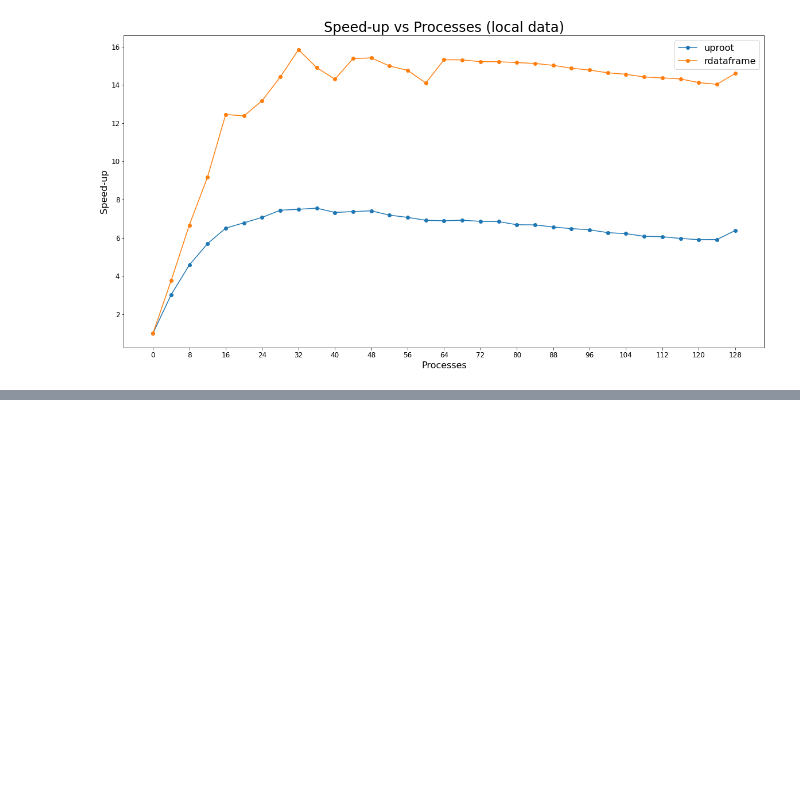
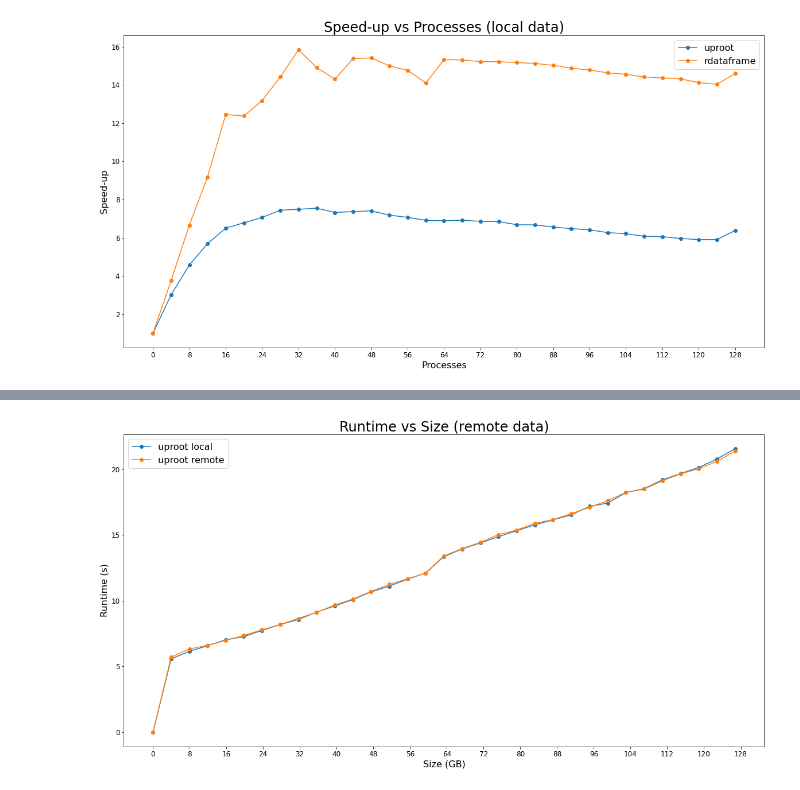
Before and after one commit to bucket420/DOE-INFN-2022, a Jupyter notebook: performance_analysis.ipynb, the cells around one changed output, grey strips where cells are left out. Saved outputs shown, nothing was run; the diff lists cells and outputs as text; code cells hidden in the pictures; blank space fills up the shorter version.

```diff
--- a/performance_analysis.ipynb
+++ b/performance_analysis.ipynb
@@ -109,0 +110,12 @@ plot('Runtime vs Size (remote data)',
+# %%
+plot('Runtime vs Size (remote data)',
+     'Size (GB)',
+     'Runtime (s)',
+     "runtime_tests_uproot/tesla/runtime_vs_size_mp_64_128_4_10.csv",
+     "uproot local",
+     "runtime_tests_uproot/tesla_remote/runtime_vs_size_mp_64_128_4_10.csv",
+     "uproot remote",
+#      log_scale=True
+    )
+# %% [output]
+[figure, added]
```
Also changed, not shown: parts of 6 cells of this notebook, 1 other file.
